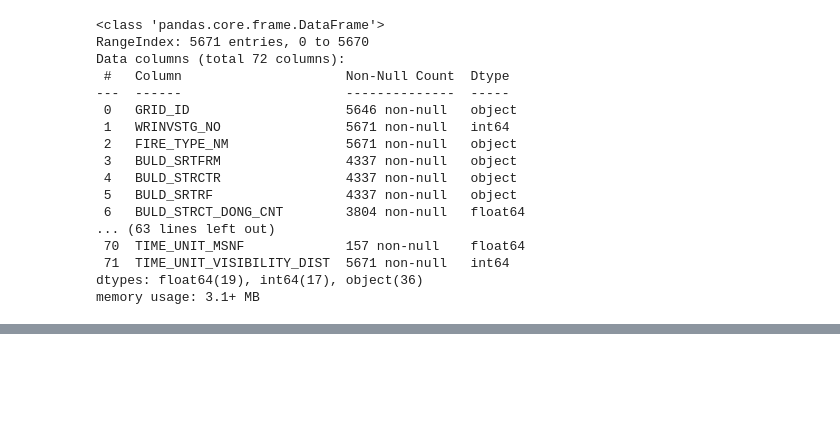
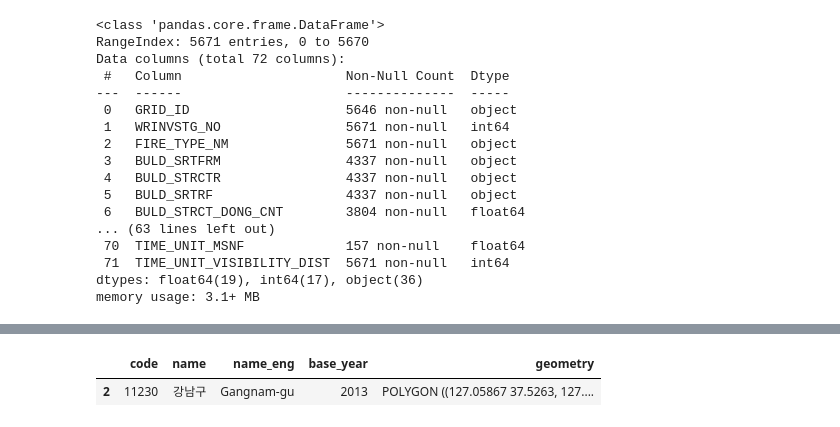
Before and after one commit to joonaeng/SA_AI_SEMI_PROJECT, a Jupyter notebook: Old_Structure_Seoul.ipynb, the cells around one changed output, grey strips where cells are left out. Drawn from its saved outputs; the diff is of its cells as text; code cells hidden in the pictures; blank space fills up the shorter version.

```diff
--- a/Old_Structure_Seoul.ipynb
+++ b/Old_Structure_Seoul.ipynb
@@ -87,0 +152,7 @@ array(['다사46a41a', '다사62b45a', '다사66b49a', ..., '다사47b61a', '다
+# %%
+state_geo = gpd.read_file('dataset/lec12_seoul_geo_sigugun.json')
+state_geo = state_geo[state_geo['name']=='강남구']
+state_geo
+# %% [output]
+|  | code | name | name_eng | base_year | geometry |
+| 2 | 11230 | 강남구 | Gangnam-gu | 2013 | POLYGON ((127.05867 37.5263, 127.... |
```
Also changed, not shown: parts of 14 cells of this notebook, 2 other files.
